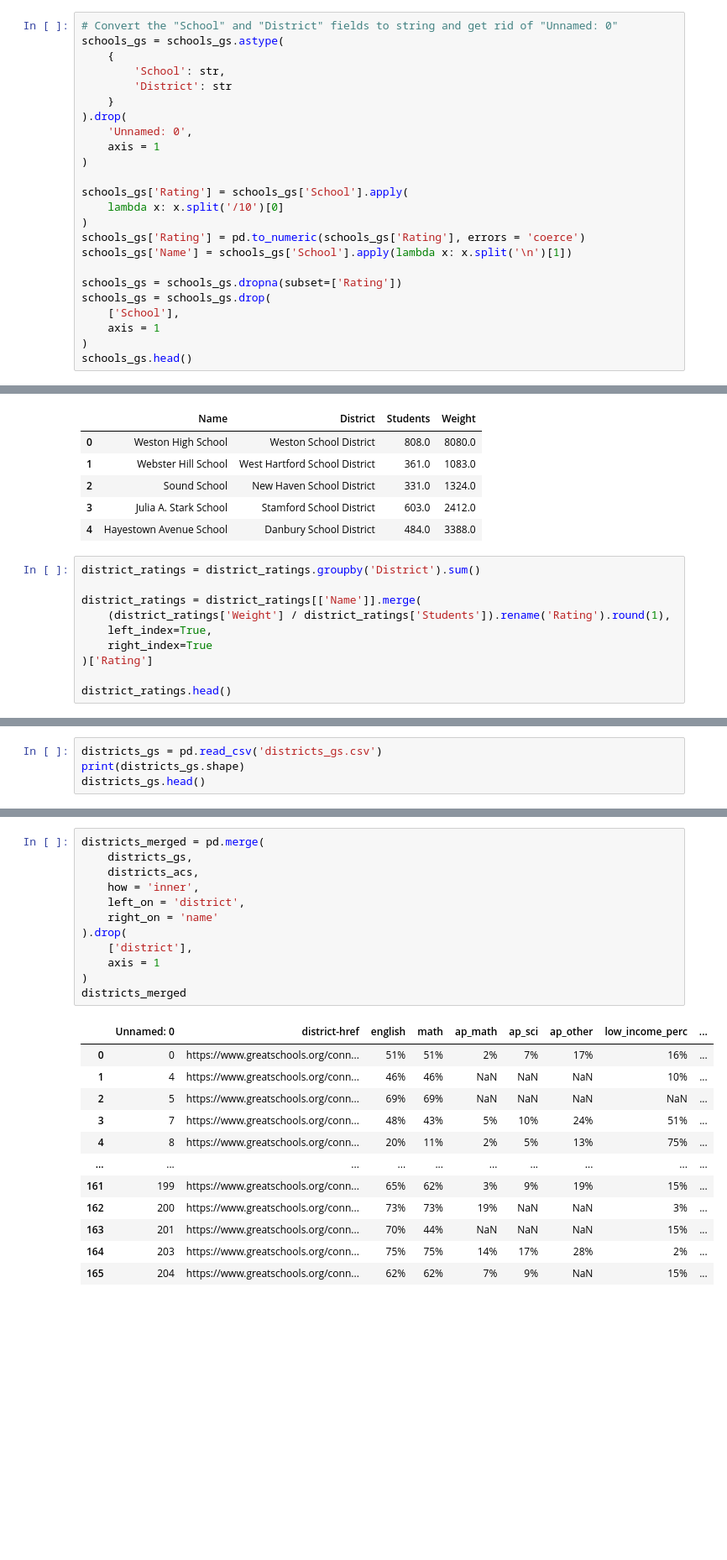
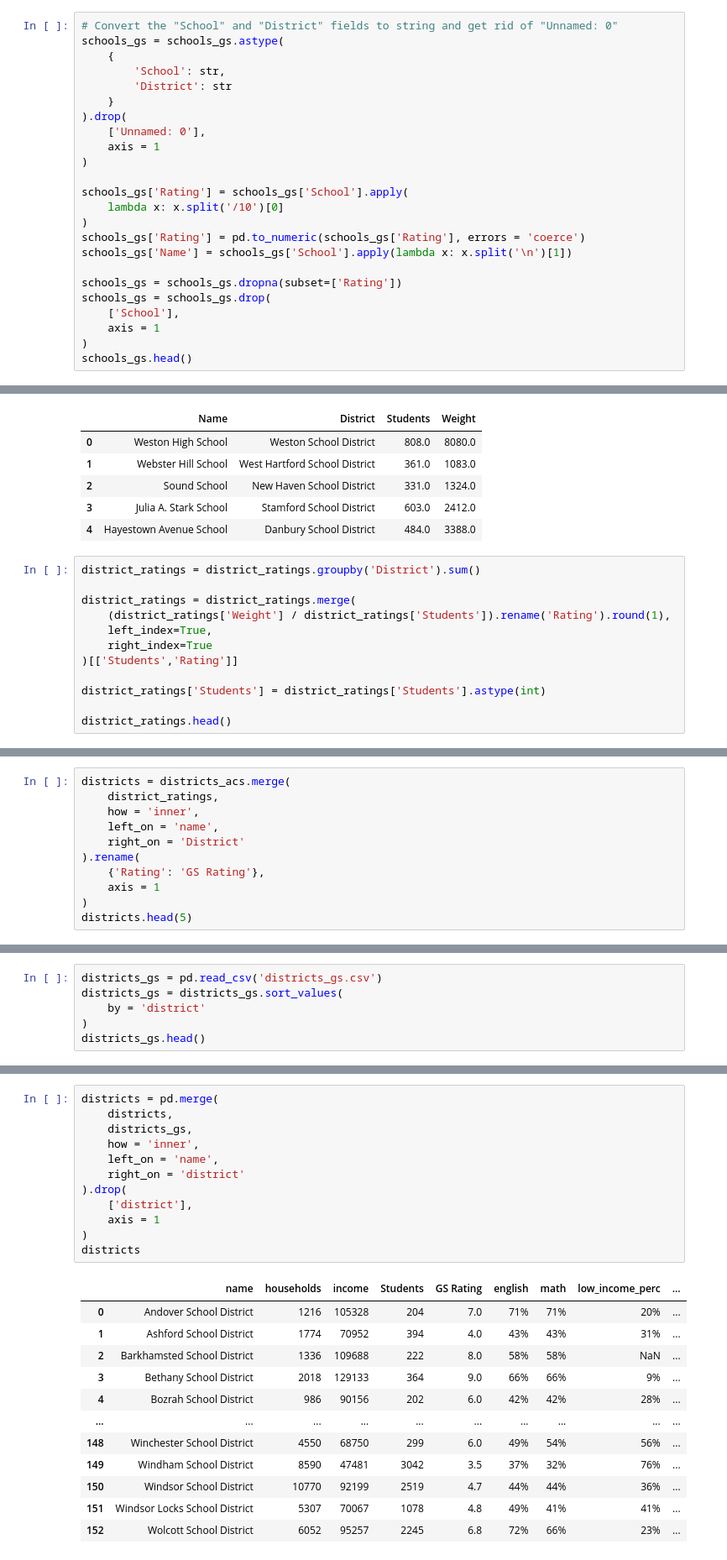
Before and after one commit to lwzbr/ct_schools_2021, a Jupyter notebook: ct_schools.ipynb, the cells around one changed output, grey strips where cells are left out. Shown at 84% size. Drawn from its saved outputs; the diff is of its cells as text; blank space fills up the shorter version.

```diff
--- a/ct_schools.ipynb
+++ b/ct_schools.ipynb
@@ -20,7 +20,7 @@ schools_gs = schools_gs.astype(
         'District': str
     }
 ).drop(
-    'Unnamed: 0',
+    ['Unnamed: 0'],
     axis = 1
 )
 
@@ -60,11 +60,13 @@ district_ratings.head()
 # %%
 district_ratings = district_ratings.groupby('District').sum()
 
-district_ratings = district_ratings[['Name']].merge(
+district_ratings = district_ratings.merge(
     (district_ratings['Weight'] / district_ratings['Students']).rename('Rating').round(1),
     left_index=True,
     right_index=True
-)['Rating']
+)[['Students','Rating']]
+
+district_ratings['Students'] = district_ratings['Students'].astype(int)
 
 district_ratings.head()
 # %% [output]
@@ -77,0 +92,11 @@ Name: Rating, dtype: float64
+# %%
+districts = districts_acs.merge(
+    district_ratings,
+    how = 'inner',
+    left_on = 'name',
+    right_on = 'District'
+).rename(
+    {'Rating': 'GS Rating'},
+    axis = 1
+)
+districts.head(5)
@@ -78,5 +110,7 @@ Name: Rating, dtype: float64
 # %%
 districts_gs = pd.read_csv('districts_gs.csv')
-print(districts_gs.shape)
+districts_gs = districts_gs.sort_values(
+    by = 'district'
+)
 districts_gs.head()
 # %% [output]
@@ -125,25 +146,25 @@ districts_acs.head()
 # %%
-districts_merged = pd.merge(
+districts = pd.merge(
+    districts,
     districts_gs,
-    districts_acs,
     how = 'inner',
-    left_on = 'district',
-    right_on = 'name'
+    left_on = 'name',
+    right_on = 'district'
 ).drop(
     ['district'],
     axis = 1
 )
-districts_merged
+districts
 # %% [output]
-|  | Unnamed: 0 | district-href | english | math | ap_math | ap_sci | ap_other | low_income_perc | ... |
-| 0 | 0 | https://www.greatschools.org/conn... | 51% | 51% | 2% | 7% | 17% | 16% | ... |
-| 1 | 4 | https://www.greatschools.org/conn... | 46% | 46% | NaN | NaN | NaN | 10% | ... |
-| 2 | 5 | https://www.greatschools.org/conn... | 69% | 69% | NaN | NaN | NaN | NaN | ... |
-| 3 | 7 | https://www.greatschools.org/conn... | 48% | 43% | 5% | 10% | 24% | 51% | ... |
-| 4 | 8 | https://www.greatschools.org/conn... | 20% | 11% | 2% | 5% | 13% | 75% | ... |
+|  | name | households | income | Students | GS Rating | english | math | low_income_perc | ... |
+| 0 | Andover School District | 1216 | 105328 | 204 | 7.0 | 71% | 71% | 20% | ... |
+| 1 | Ashford School District | 1774 | 70952 | 394 | 4.0 | 43% | 43% | 31% | ... |
+| 2 | Barkhamsted School District | 1336 | 109688 | 222 | 8.0 | 58% | 58% | NaN | ... |
+| 3 | Bethany School District | 2018 | 129133 | 364 | 9.0 | 66% | 66% | 9% | ... |
+| 4 | Bozrah School District | 986 | 90156 | 202 | 6.0 | 42% | 42% | 28% | ... |
 | ... | ... | ... | ... | ... | ... | ... | ... | ... | ... |
-| 161 | 199 | https://www.greatschools.org/conn... | 65% | 62% | 3% | 9% | 19% | 15% | ... |
-| 162 | 200 | https://www.greatschools.org/conn... | 73% | 73% | 19% | NaN | NaN | 3% | ... |
-| 163 | 201 | https://www.greatschools.org/conn... | 70% | 44% | NaN | NaN | NaN | 15% | ... |
-| 164 | 203 | https://www.greatschools.org/conn... | 75% | 75% | 14% | 17% | 28% | 2% | ... |
-| 165 | 204 | https://www.greatschools.org/conn... | 62% | 62% | 7% | 9% | NaN | 15% | ... |
+| 148 | Winchester School District | 4550 | 68750 | 299 | 6.0 | 49% | 54% | 56% | ... |
+| 149 | Windham School District | 8590 | 47481 | 3042 | 3.5 | 37% | 32% | 76% | ... |
+| 150 | Windsor School District | 10770 | 92199 | 2519 | 4.7 | 44% | 44% | 36% | ... |
+| 151 | Windsor Locks School District | 5307 | 70067 | 1078 | 4.8 | 49% | 41% | 41% | ... |
+| 152 | Wolcott School District | 6052 | 95257 | 2245 | 6.8 | 72% | 66% | 23% | ... |
```
Also changed, not shown: parts of 10 cells of this notebook, 1 other file.
